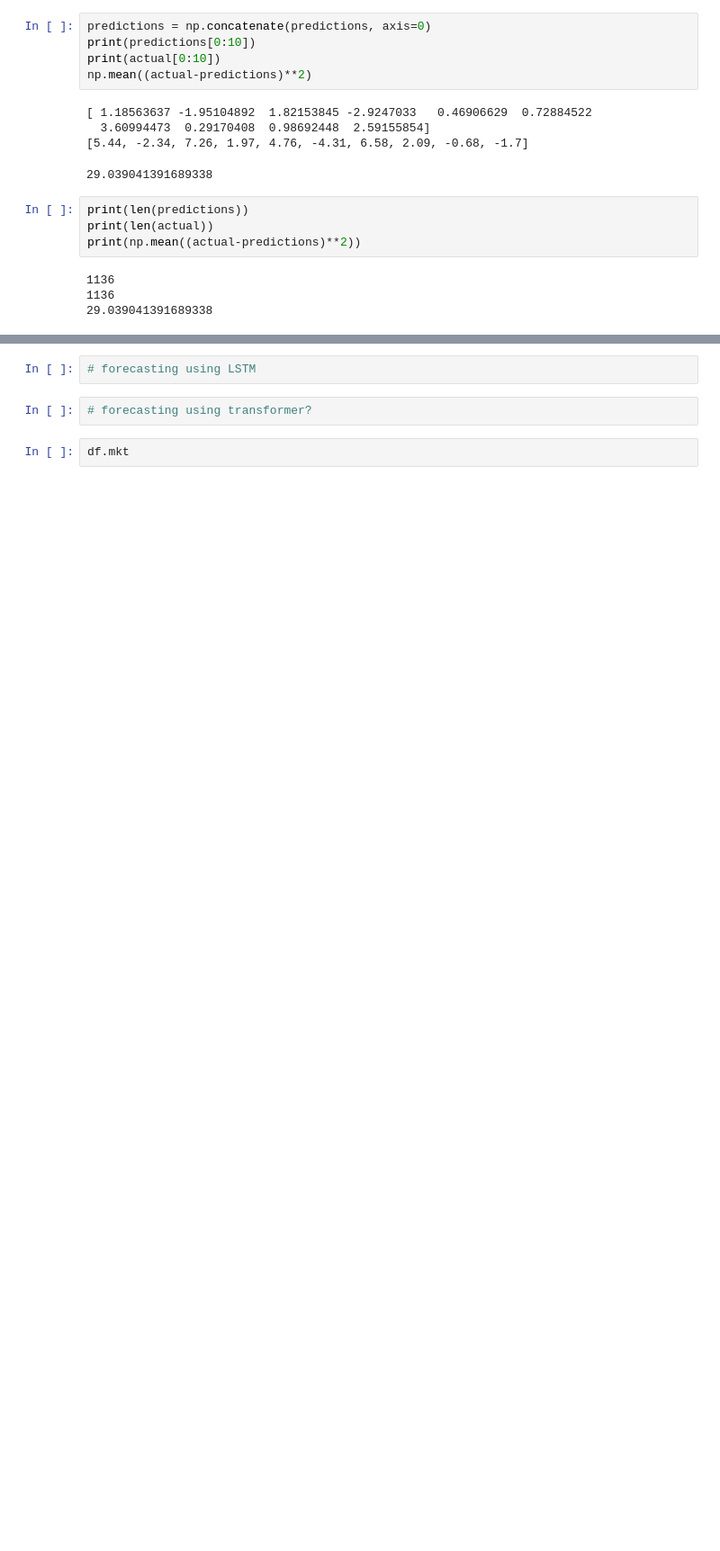
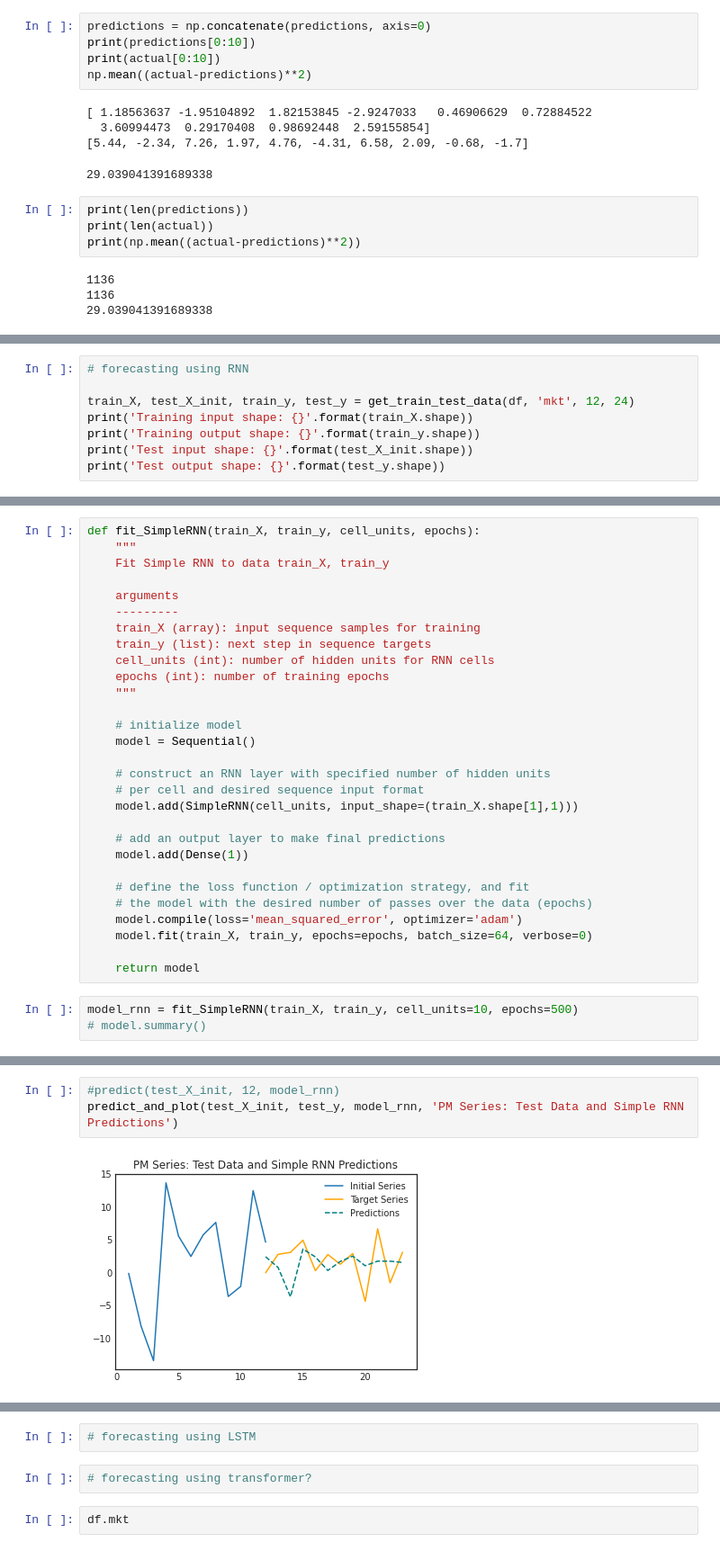
Before and after one commit to MykolaPinchuk/Coursera_IBM_ML1, a Jupyter notebook: ibm-ml1-6-final.ipynb, the cells around one changed output, grey strips where cells are left out. Shown: that part at 90% size. Cells and saved outputs as stored; diff of their text form; blank space fills up the shorter version.

```diff
--- a/ibm-ml1-6-final.ipynb
+++ b/ibm-ml1-6-final.ipynb
@@ -242,0 +209,8 @@ plt.show()
+# %%
+# forecasting using RNN
+
+train_X, test_X_init, train_y, test_y = get_train_test_data(df, 'mkt', 12, 24)
+print('Training input shape: {}'.format(train_X.shape))
+print('Training output shape: {}'.format(train_y.shape))
+print('Test input shape: {}'.format(test_X_init.shape))
+print('Test output shape: {}'.format(test_y.shape))
@@ -242,0 +222,32 @@ plt.show()
+# %%
+def fit_SimpleRNN(train_X, train_y, cell_units, epochs):
+    """
+    Fit Simple RNN to data train_X, train_y
+
+    arguments
+    ---------
+    train_X (array): input sequence samples for training
+    train_y (list): next step in sequence targets
+    cell_units (int): number of hidden units for RNN cells
+    epochs (int): number of training epochs
+    """
+
+    # initialize model
+    model = Sequential()
+
+    # construct an RNN layer with specified number of hidden units
+    # per cell and desired sequence input format
+    model.add(SimpleRNN(cell_units, input_shape=(train_X.shape[1],1)))
+
+    # add an output layer to make final predictions
+    model.add(Dense(1))
+
+    # define the loss function / optimization strategy, and fit
+    # the model with the desired number of passes over the data (epochs)
+    model.compile(loss='mean_squared_error', optimizer='adam')
+    model.fit(train_X, train_y, epochs=epochs, batch_size=64, verbose=0)
+
+    return model
+# %%
+model_rnn = fit_SimpleRNN(train_X, train_y, cell_units=10, epochs=500)
+# model.summary()
@@ -242,0 +318,5 @@ plt.show()
+# %%
+#predict(test_X_init, 12, model_rnn)
+predict_and_plot(test_X_init, test_y, model_rnn, 'PM Series: Test Data and Simple RNN Predictions')
+# %% [output]
+[figure, added]
```
Also changed, not shown: parts of 15 cells of this notebook.
